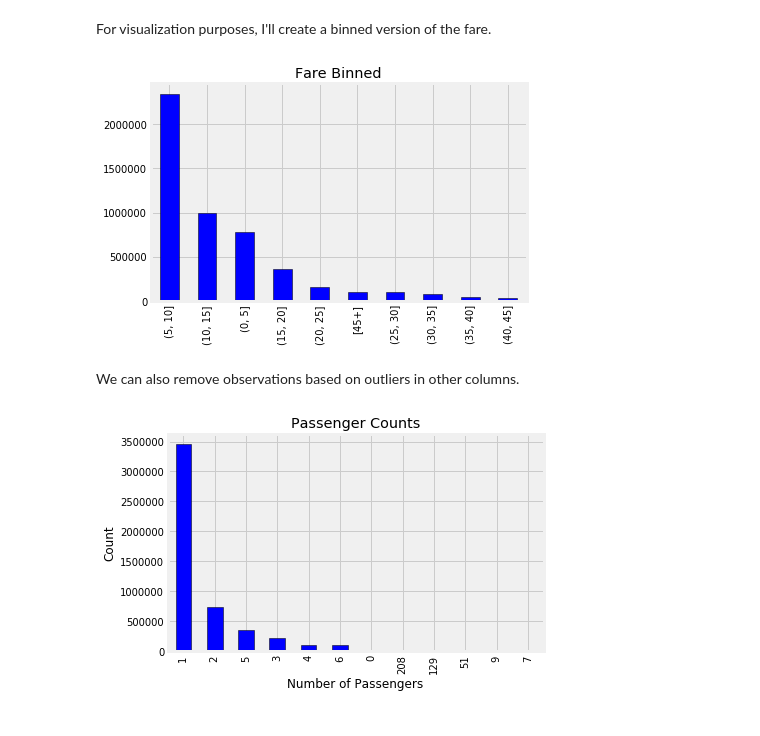
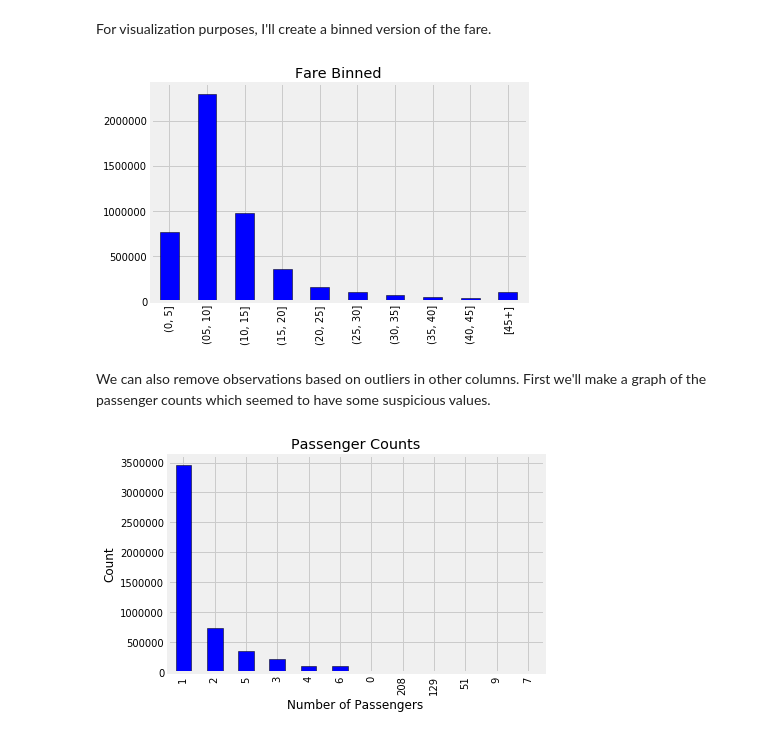
Before and after one commit to WillKoehrsen/taxi-fare, a Jupyter notebook: Start Simple.ipynb, the cells around one changed output. Saved outputs shown, nothing was run; the diff lists cells and outputs as text; code cells hidden in the pictures.

```diff
--- a/Start Simple.ipynb
+++ b/Start Simple.ipynb
@@ -31,7 +31,8 @@ Throughout this notebook, we will work with only 5 million rows (out of 55 milli
 
 First we'll remove any `nan` (observations with missing entries). We will also drop the `key` since it is a unique identifier and does not tell us anything about the taxi trip.
 # %%
-data = pd.read_csv('input/train.csv', nrows = 5_000_000).drop(columns = 'key')
+data = pd.read_csv('input/train.csv', nrows = 5_000_000,
+                   parse_dates = ['pickup_datetime']).drop(columns = 'key')
 
 # Remove na
 data = data.dropna()
@@ -88,14 +89,22 @@ data = data[data['fare_amount'].between(left = 0, right = 100)]
 # %% [markdown]
 For visualization purposes, I'll create a binned version of the fare.
 # %%
+# Bin the fare and convert to string
 data['fare-bin'] = pd.cut(data['fare_amount'], bins = list(range(0, 50, 5))).astype(str)
+
+# Uppermost bin
 data.loc[data['fare-bin'] == 'nan', 'fare-bin'] = '[45+]'
-data['fare-bin'].value_counts().plot.bar(color = 'b', edgecolor = 'k');
+
+# Adjust bin so the sorting is correct
+data.loc[data['fare-bin'] == '(5, 10]', 'fare-bin'] = '(05, 10]'
+
+# Bar plot of value counts
+data['fare-bin'].value_counts().sort_index().plot.bar(color = 'b', edgecolor = 'k');
 plt.title('Fare Binned');
 # %% [output]
-[figure, old version]
+[figure, new version]
 # %% [markdown]
-We can also remove observations based on outliers in other columns.
+We can also remove observations based on outliers in other columns. First we'll make a graph of the passenger counts which seemed to have some suspicious values.
 # %%
 data['passenger_count'].value_counts().plot.bar(color = 'b', edgecolor = 'k');
 plt.title('Passenger Counts'); plt.xlabel('Number of Passengers'); plt.ylabel('Count');
```
Also changed, not shown: parts of 94 cells of this notebook, 1 other file.
